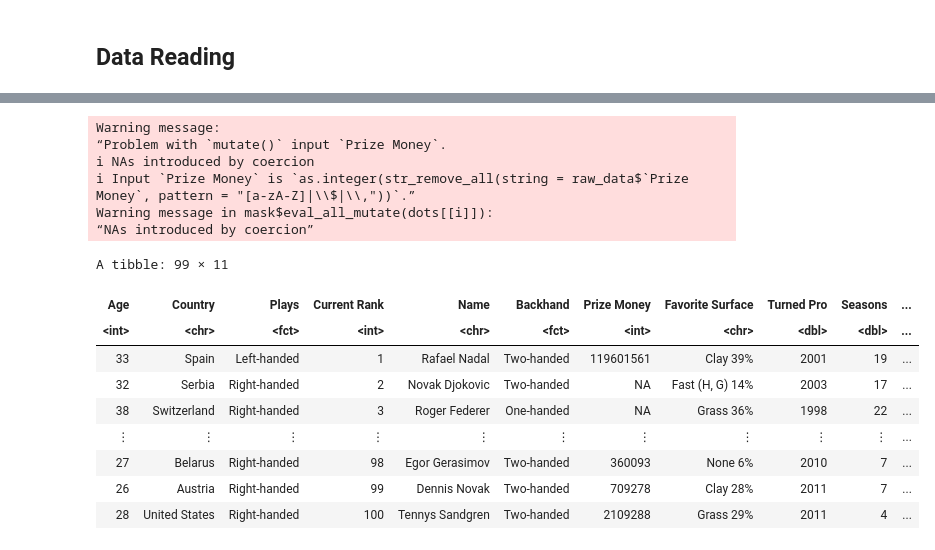
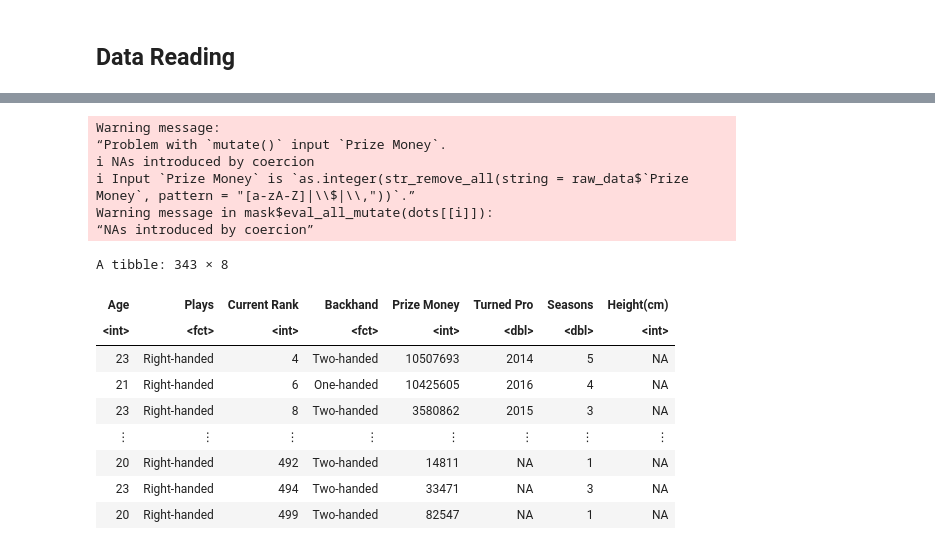
Before and after one commit to RaymondZhang20/Data-Prodiction, a Jupyter notebook: analysis.ipynb, the cells around one changed output, grey strips where cells are left out. Drawn from its saved outputs; the diff is of its cells as text; code cells hidden in the pictures.

```diff
--- a/analysis.ipynb
+++ b/analysis.ipynb
@@ -49,31 +73,36 @@ A spec_tbl_df: 500 × 38
 # %%
+set.seed(2000)
 tidy_data <- raw_data %>%
              select(Age:Seasons) %>%
-             select(-Wikipedia, -'Best Rank') %>%
+             select(-Wikipedia, -'Best Rank', -Country, -Name, -'Favorite Surface') %>%
              mutate(Age = as.integer(str_sub(Age, 1, 2))) %>%
              mutate('Height(cm)' = as.integer(str_sub(Height, 1, 3))) %>%
              select(-Height) %>%
              mutate(`Current Rank` = as.integer(str_remove(string = raw_data$`Current Rank`, pattern = "\\(.*\\)"))) %>%
              mutate(`Prize Money` = as.integer(str_remove_all(string = raw_data$`Prize Money`, pattern = "[a-zA-Z]|\\$|\\,"))) %>%
              mutate(Plays = as.factor(Plays)) %>%
              mutate(Backhand = as.factor(Backhand)) %>%
+             filter(`Prize Money` != "NA", Seasons != "NA") %>%
              arrange(`Current Rank`) %>%
-             head(99)
+             filter(`Current Rank` != 1)
 tidy_data
+data_split <- initial_split(tidy_data, prop = 0.6, strata = `Prize Money`)
+data_training <- training(data_split)
+data_testing <- testing(data_split)
 # %% [output]
 Warning message:
 “Problem with `mutate()` input `Prize Money`.
 ℹ NAs introduced by coercion
 ℹ Input `Prize Money` is `as.integer(str_remove_all(string = raw_data$`Prize Money`, pattern = "[a-zA-Z]|\\$|\\,"))`.”
 Warning message in mask$eval_all_mutate(dots[[i]]):
 “NAs introduced by coercion”
-A tibble: 99 × 11
+A tibble: 343 × 8
-| Age | Country | Plays | Current Rank | Name | Backhand | Prize Money | Favorite Surface | Turned Pro | Seasons | ... |
-| <int> | <chr> | <fct> | <int> | <chr> | <fct> | <int> | <chr> | <dbl> | <dbl> | ... |
-| 33 | Spain | Left-handed | 1 | Rafael Nadal | Two-handed | 119601561 | Clay 39% | 2001 | 19 | ... |
-| 32 | Serbia | Right-handed | 2 | Novak Djokovic | Two-handed | NA | Fast (H, G) 14% | 2003 | 17 | ... |
-| 38 | Switzerland | Right-handed | 3 | Roger Federer | One-handed | NA | Grass 36% | 1998 | 22 | ... |
-| ⋮ | ⋮ | ⋮ | ⋮ | ⋮ | ⋮ | ⋮ | ⋮ | ⋮ | ⋮ | ... |
-| 27 | Belarus | Right-handed | 98 | Egor Gerasimov | Two-handed | 360093 | None 6% | 2010 | 7 | ... |
-| 26 | Austria | Right-handed | 99 | Dennis Novak | Two-handed | 709278 | Clay 28% | 2011 | 7 | ... |
-| 28 | United States | Right-handed | 100 | Tennys Sandgren | Two-handed | 2109288 | Grass 29% | 2011 | 4 | ... |
+| Age | Plays | Current Rank | Backhand | Prize Money | Turned Pro | Seasons | Height(cm) |
+| <int> | <fct> | <int> | <fct> | <int> | <dbl> | <dbl> | <int> |
+| 23 | Right-handed | 4 | Two-handed | 10507693 | 2014 | 5 | NA |
+| 21 | Right-handed | 6 | One-handed | 10425605 | 2016 | 4 | NA |
+| 23 | Right-handed | 8 | Two-handed | 3580862 | 2015 | 3 | NA |
+| ⋮ | ⋮ | ⋮ | ⋮ | ⋮ | ⋮ | ⋮ | ⋮ |
+| 20 | Right-handed | 492 | Two-handed | 14811 | NA | 1 | NA |
+| 23 | Right-handed | 494 | Two-handed | 33471 | NA | 3 | NA |
+| 20 | Right-handed | 499 | Two-handed | 82547 | NA | 1 | NA |
```
Also changed, not shown: parts of 12 cells of this notebook.
